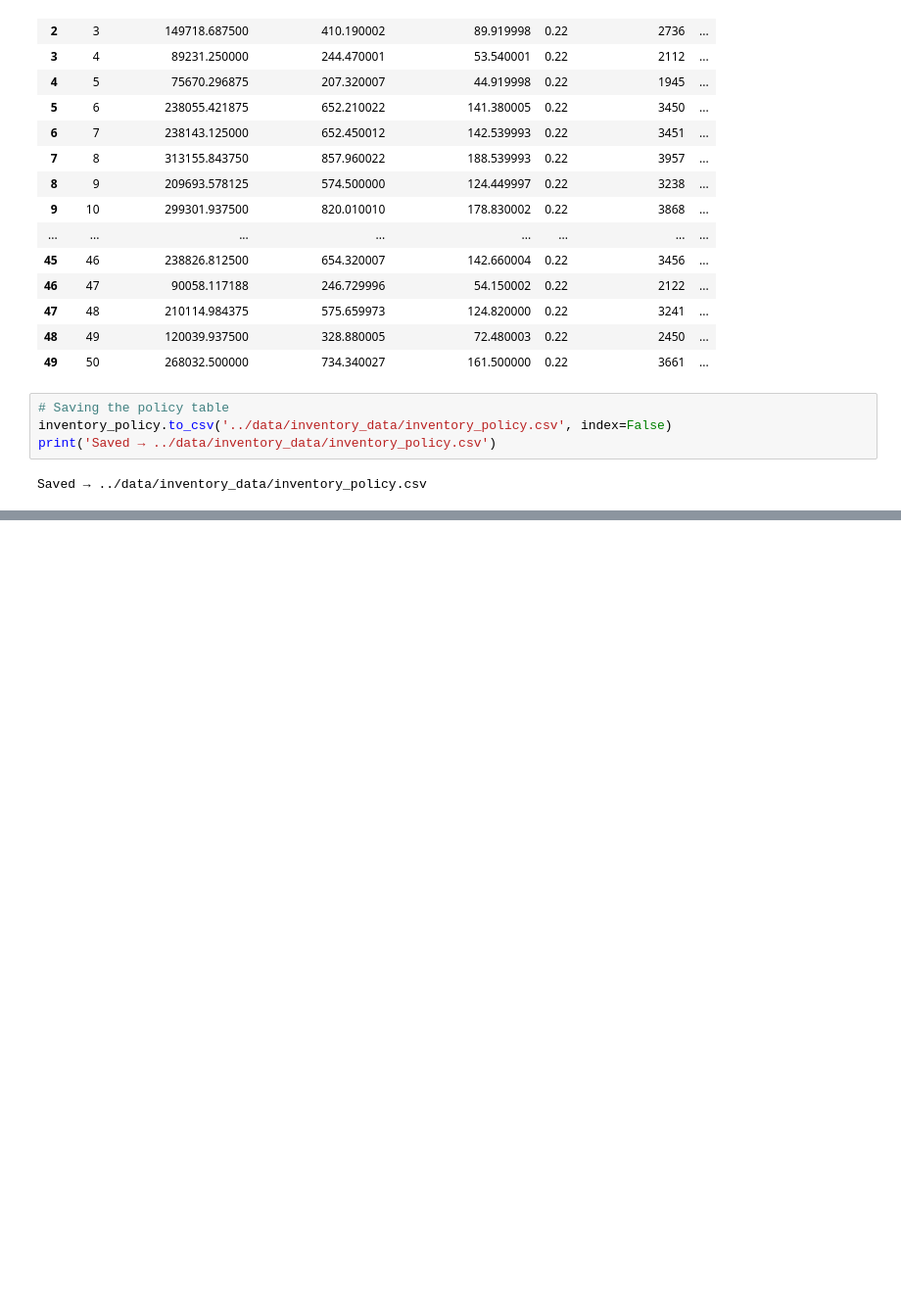
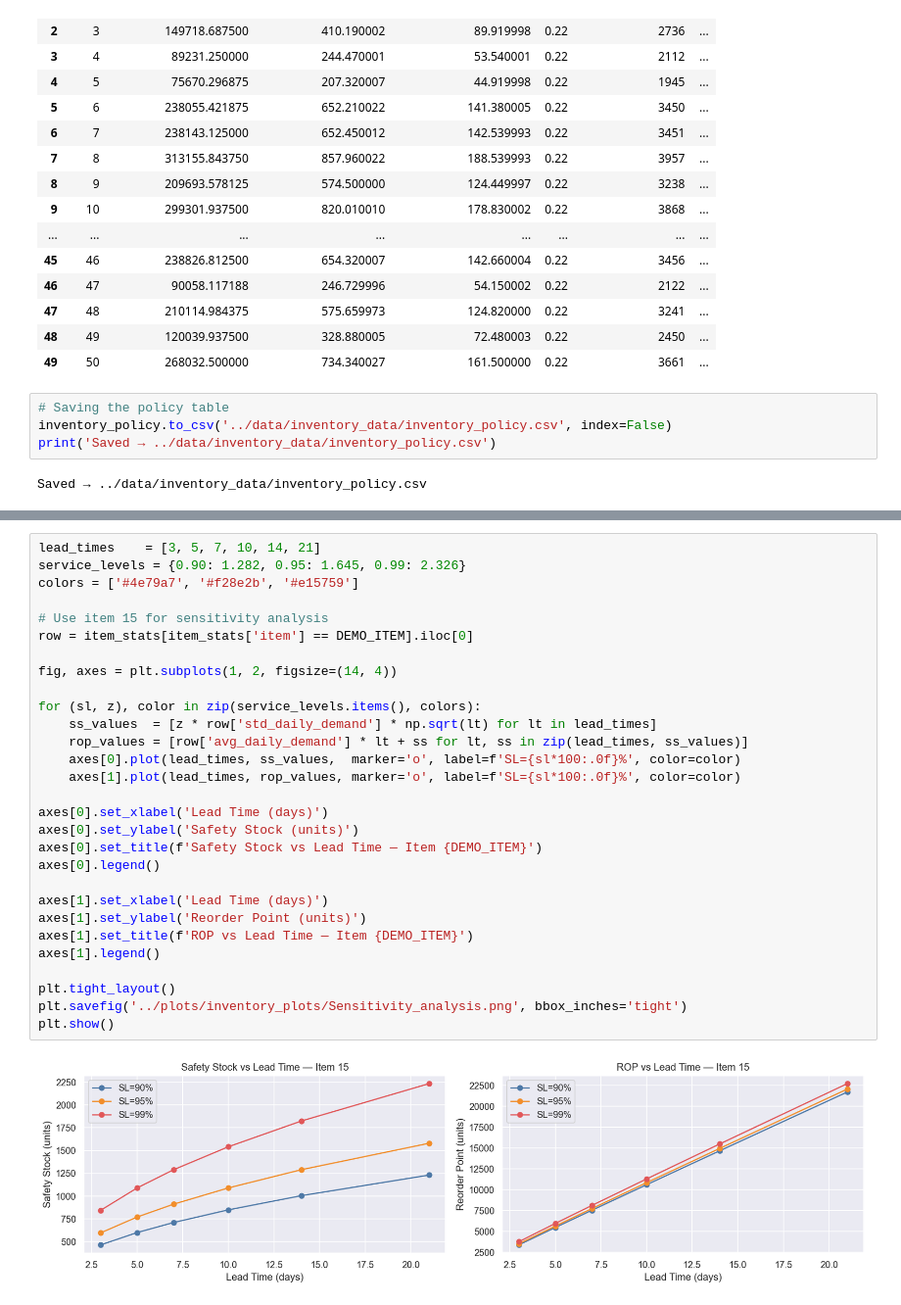
Before and after one commit to Devashish-Rawat1/StockSense, a Jupyter notebook: notebooks/05_inventory_management.ipynb, the cells around one changed output, grey strips where cells are left out. Shown at 98% size. Drawn from its saved outputs; the diff is of its cells as text; blank space fills up the shorter version.

```diff
--- a/notebooks/05_inventory_management.ipynb
+++ b/notebooks/05_inventory_management.ipynb
@@ -404,0 +508,31 @@ Saved → ../data/inventory_data/inventory_policy.csv
+# %%
+lead_times    = [3, 5, 7, 10, 14, 21]
+service_levels = {0.90: 1.282, 0.95: 1.645, 0.99: 2.326}
+colors = ['#4e79a7', '#f28e2b', '#e15759']
+
+# Use item 15 for sensitivity analysis
+row = item_stats[item_stats['item'] == DEMO_ITEM].iloc[0]
+
+fig, axes = plt.subplots(1, 2, figsize=(14, 4))
+
+for (sl, z), color in zip(service_levels.items(), colors):
+    ss_values  = [z * row['std_daily_demand'] * np.sqrt(lt) for lt in lead_times]
+    rop_values = [row['avg_daily_demand'] * lt + ss for lt, ss in zip(lead_times, ss_values)]
+    axes[0].plot(lead_times, ss_values,  marker='o', label=f'SL={sl*100:.0f}%', color=color)
+    axes[1].plot(lead_times, rop_values, marker='o', label=f'SL={sl*100:.0f}%', color=color)
+
+axes[0].set_xlabel('Lead Time (days)')
+axes[0].set_ylabel('Safety Stock (units)')
+axes[0].set_title(f'Safety Stock vs Lead Time — Item {DEMO_ITEM}')
+axes[0].legend()
+
+axes[1].set_xlabel('Lead Time (days)')
+axes[1].set_ylabel('Reorder Point (units)')
+axes[1].set_title(f'ROP vs Lead Time — Item {DEMO_ITEM}')
+axes[1].legend()
+
+plt.tight_layout()
+plt.savefig('../plots/inventory_plots/Sensitivity_analysis.png', bbox_inches='tight')
+plt.show()
+# %% [output]
+[figure, added]
```
Also changed, not shown: parts of 9 cells of this notebook, 16 other files.
